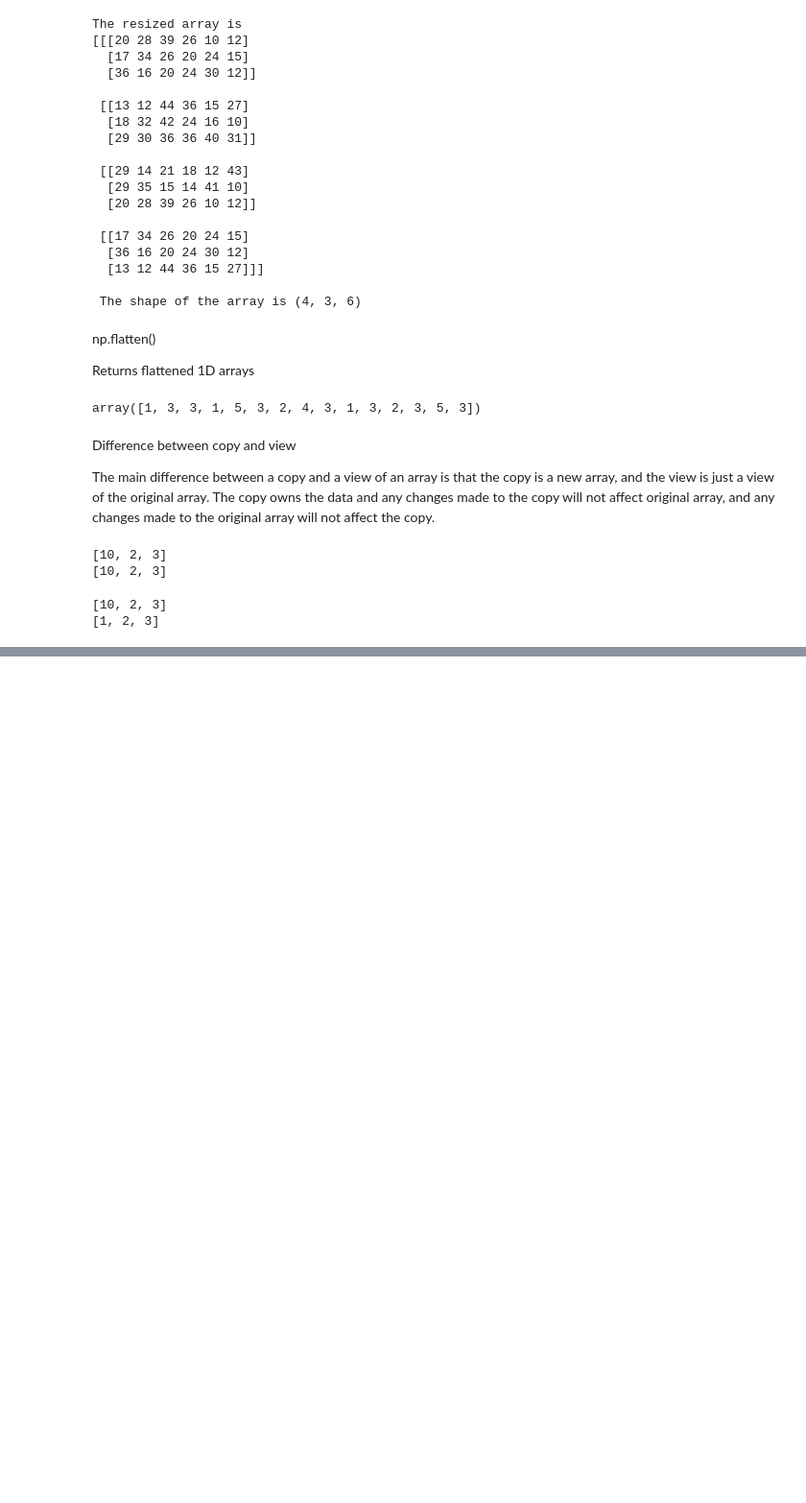
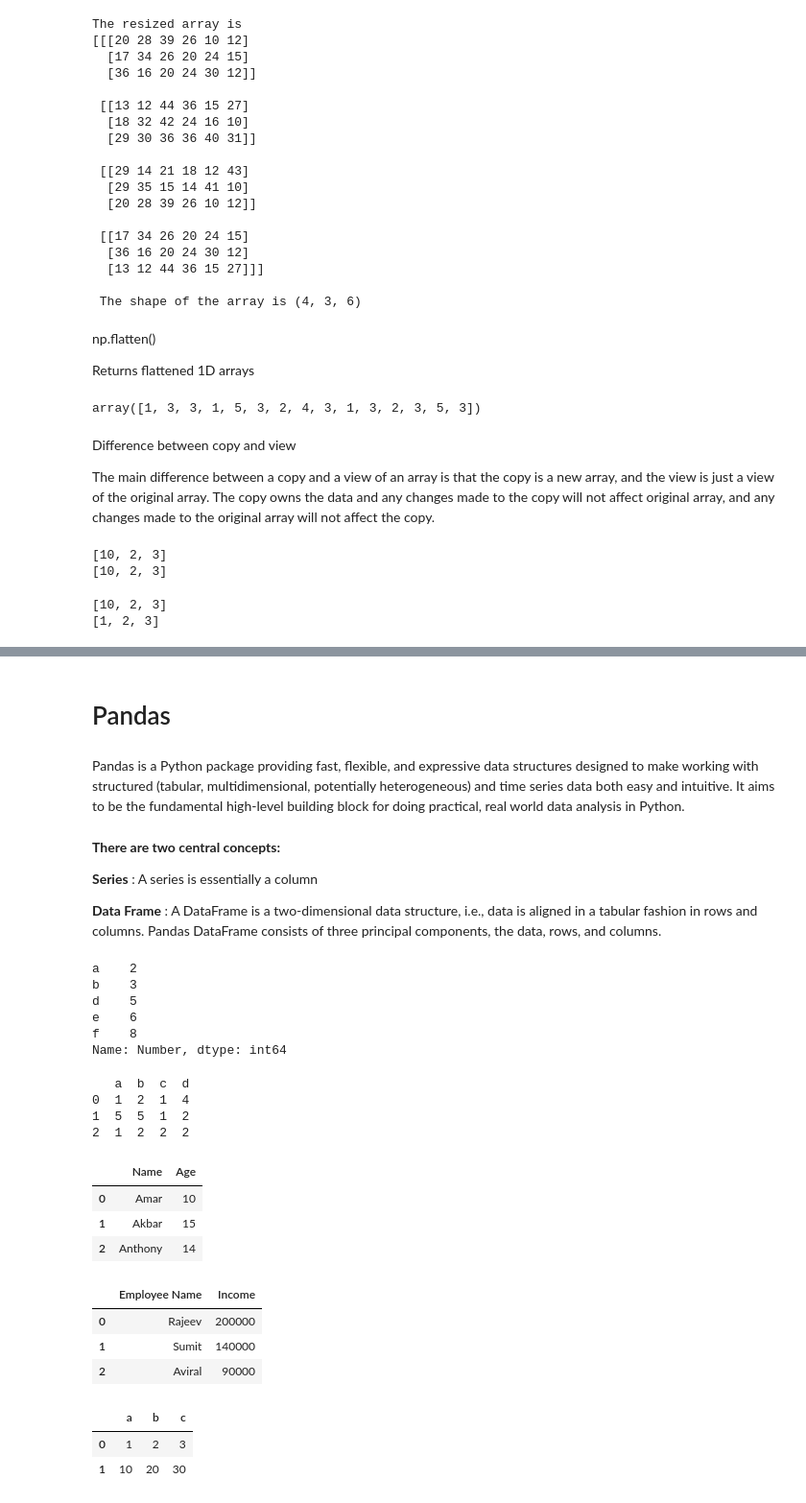
Before and after one commit to dhar9571/python_revision, a Jupyter notebook: python_revision.ipynb, the cells around one changed output, grey strips where cells are left out. Shown at 96% size. Cells and saved outputs as stored; diff of their text form; code cells hidden in the pictures; blank space fills up the shorter version.

```diff
--- a/python_revision.ipynb
+++ b/python_revision.ipynb
@@ -1264,0 +1403,77 @@ print(a)
+# %% [markdown]
+# Pandas
+# %% [markdown]
+Pandas is a Python package providing fast, flexible, and expressive data structures designed to make working with structured (tabular, multidimensional, potentially heterogeneous) and time series data both easy and intuitive. It aims to be the fundamental high-level building block for doing practical, real world data analysis in Python.
+# %% [markdown]
+**There are two central concepts:**
+
+**Series** : A series is essentially a column
+
+**Data Frame** : A DataFrame is a two-dimensional data structure, i.e., data is aligned in a tabular fashion in rows and columns. Pandas DataFrame consists of three principal components, the data, rows, and columns.
+# %%
+import pandas as pd
+
+# Series with index
+number_series = pd.Series([2, 3, 5, 6, 8],index=['a', 'b', 'd','e','f'],name='Number')
+print(number_series)
+# %% [output]
+a    2
+b    3
+d    5
+e    6
+f    8
+Name: Number, dtype: int64
+# %%
+# creating a pandas dataframe:
+
+series = np.random.randint(1,6,(3,4))
+
+data = pd.DataFrame(series, columns = ['a', 'b', 'c', 'd'])
+
+print(data)
+# %% [output]
+   a  b  c  d
+0  1  2  1  4
+1  5  5  1  2
+2  1  2  2  2
+# %%
+# Initialize list of lists
+list_of_lists = [['Amar', 10], ['Akbar', 15], ['Anthony', 14]]
+
+# Create the pandas DataFrame
+df = pd.DataFrame(list_of_lists, columns = ['Name', 'Age'])
+
+# Print dataframe
+df
+# %% [output]
+|  | Name | Age |
+| 0 | Amar | 10 |
+| 1 | Akbar | 15 |
+| 2 | Anthony | 14 |
+# %%
+# Store the data in a dictionary
+employee_dict = {'Employee Name':['Rajeev', 'Sumit', 'Aviral'], 'Income':[200000, 140000, 90000]}
+
+# Create DataFrame
+employee_df = pd.DataFrame(employee_dict)
+
+# Print the dataframe
+employee_df
+# %% [output]
+|  | Employee Name | Income |
+| 0 | Rajeev | 200000 |
+| 1 | Sumit | 140000 |
+| 2 | Aviral | 90000 |
+# %%
+# Initialise the list of dictionaries
+list_of_dicts = [{'a': 1, 'b': 2, 'c':3}, {'a':10, 'b': 20, 'c': 30}]
+
+# Create the DataFrame
+df = pd.DataFrame(list_of_dicts)
+
+# Print the dataframe
+df
+# %% [output]
+|  | a | b | c |
+| 0 | 1 | 2 | 3 |
+| 1 | 10 | 20 | 30 |
```
Also changed, not shown: parts of 25 cells of this notebook.
